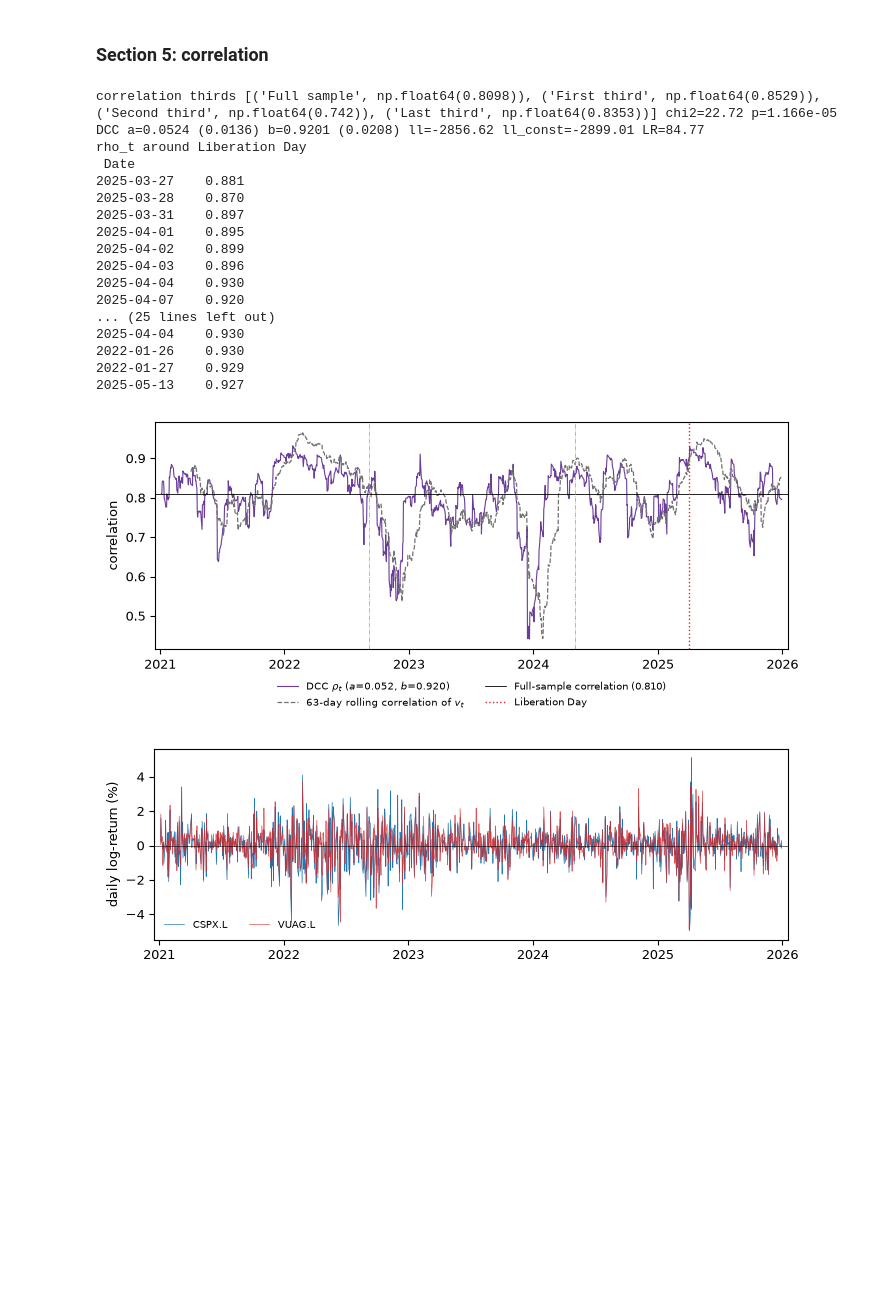
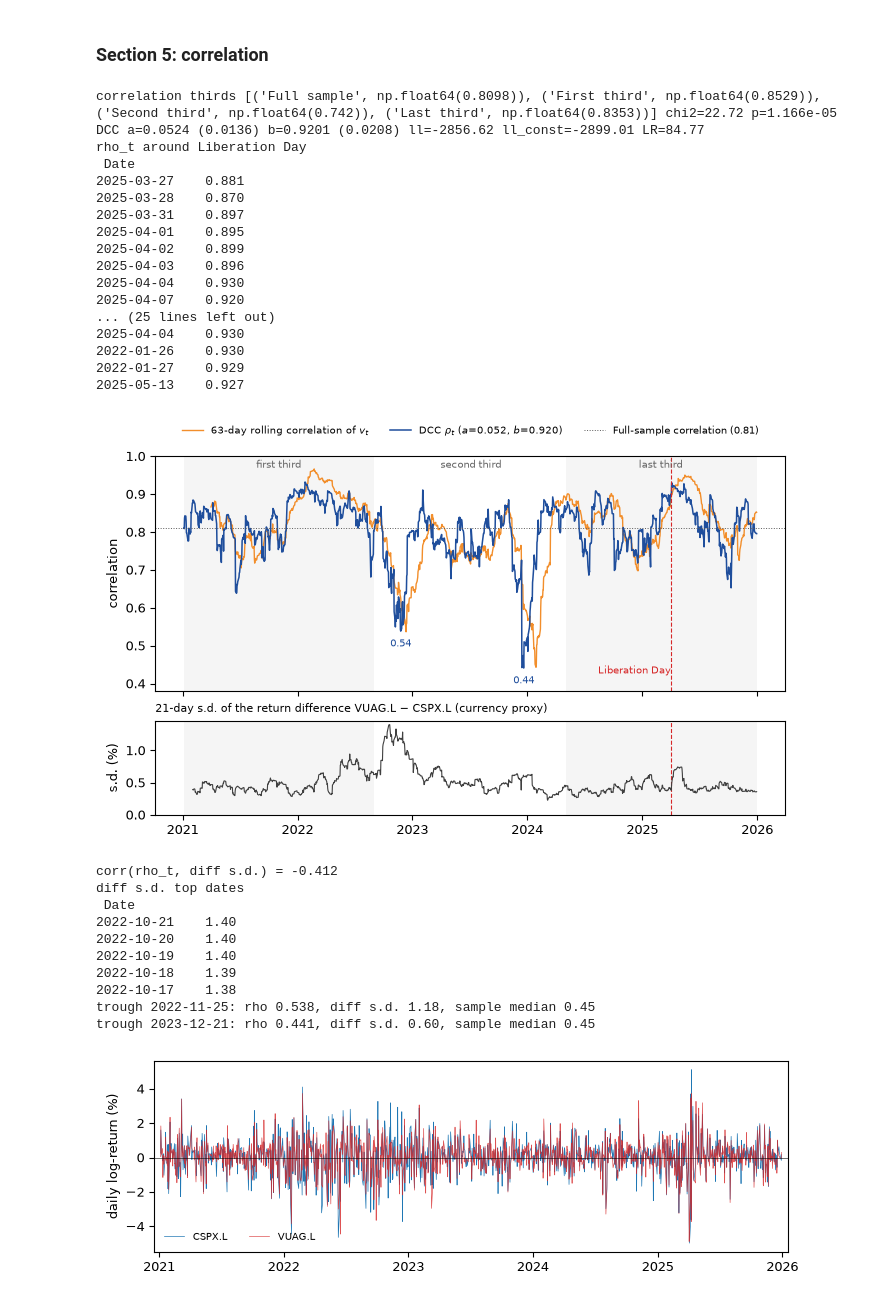
Before and after one commit to asa469/EQF-Assignment-2, a Jupyter notebook: EQF Assignment 2 (9-10 change).ipynb, the cells around one changed output. Drawn from its saved outputs; the diff is of its cells as text; code cells hidden in the pictures; blank space fills up the shorter version.

Commit message:
Redesign DCC figure with currency proxy, QML caveat, 10pt, grader fixes
Co-Authored-By: Claude Opus 5.5 <noreply@anthropic.com>

```diff
--- a/EQF Assignment 2 (9-10 change).ipynb
+++ b/EQF Assignment 2 (9-10 change).ipynb
@@ -580,6 +580,15 @@ for a in assets:
         for lab, est, se in zip(restr["model"].labels, restr["theta"], restr["se_rob"]):
             se_free = free["se_rob"][free["model"].labels.index(lab)]
             print(f"    {lab:10s} {est:8.4f}  robust s.e. {se:.4f} (alpha_1 free: {se_free:.4f}), t = {est / se:.1f}")
+
+# the LR tests use the Gaussian quasi-likelihood; robust Wald t-statistics as a check
+print()
+for a in assets:
+    r = results[a]
+    g, e = r["grid"][(1, 1, 1)], r["base"]["EWMA"]
+    ig, ie = g["model"].labels.index(r"\gamma_1"), e["model"].labels.index(r"\delta_1")
+    print(f"{a}: GJR(1,1,1) gamma_1 robust t = {g['theta'][ig] / g['se_rob'][ig]:.1f}; "
+          f"EWMA (delta_1 - 0.94) / robust s.e. = {(e['theta'][ie] - 0.94) / e['se_rob'][ie]:.2f}")
 # %% [output]
 CSPX.L: RiskMetrics with mu at ML (0.0745, sample mean 0.0543): LR vs EWMA = 0.51, p = 0.474
 VUAG.L: RiskMetrics with mu at ML (0.0799, sample mean 0.0550): LR vs EWMA = 1.75, p = 0.186
@@ -644,6 +653,11 @@ axes[0].legend(ncol=5, loc="upper center", frameon=False, bbox_to_anchor=(0.5, 1
 fig.tight_layout()
 fig.savefig(os.path.join(OUT, "fig_vol_full.pdf"))
 plt.show()
+
+# in-sample share of days with |u_t| > 2 sigma_t
+for a in assets:
+    print(a, {label: f"{100 * np.mean(np.abs(returns[a].values - m['theta'][0]) > 2 * np.sqrt(m['s2'])):.1f}%"
+              for label, m, _ in model_set(a)})
 
 window = (dates >= "2025-03-17") & (dates <= "2025-05-09")
 fig, axes = plt.subplots(1, 2, figsize=(7.2, 3.4), sharey=True)
@@ -831,47 +847,76 @@ print("lowest rho_t\n", rho.nsmallest(8).round(3).to_string())
 print("highest rho_t\n", rho.nlargest(5).round(3).to_string())
 
 rolling = pd.DataFrame(V, index=dates).rolling(63).corr().xs(0, level=1)[1]
-fig, ax = plt.subplots(figsize=(7.2, 3.2))
-ax.plot(dates, rho, color="#6a3d9a", lw=0.8, label=rf"DCC $\rho_t$ ($a$={a_:.3f}, $b$={b_:.3f})")
-ax.plot(dates, rolling, color="0.45", lw=0.9, ls="--", label="63-day rolling correlation of $v_t$")
-ax.axhline(dcc["rho_const"], color="k", lw=0.6, label=f"Full-sample correlation ({dcc['rho_const']:.3f})")
-for idx in thirds[1:]:
-    ax.axvline(dates[idx[0]], color="0.6", lw=0.5, ls="-.")
-ax.axvline(LIBERATION_DAY, color="#d62728", ls=":", lw=1, label="Liberation Day")
+diff_sd = (returns.iloc[:, 1] - returns.iloc[:, 0]).rolling(21).std()  # currency proxy: VUAG.L minus CSPX.L
+fig, (ax, ax2) = plt.subplots(2, 1, figsize=(7.2, 4.4), sharex=True, gridspec_kw={"height_ratios": [3, 1.2]})
+for idx, shade in zip(thirds, ["0.96", "white", "0.96"]):
+    for x in (ax, ax2):
+        x.axvspan(dates[idx[0]], dates[idx[-1]], color=shade, lw=0, zorder=0)
+ax.plot(dates, rolling, color="#f28e2b", lw=1.0, label="63-day rolling correlation of $v_t$")
+ax.plot(dates, rho, color="#1f4e9c", lw=1.1, label=rf"DCC $\rho_t$ ($a$={a_:.3f}, $b$={b_:.3f})")
+ax.axhline(dcc["rho_const"], color="0.35", lw=0.7, ls=":", label=f"Full-sample correlation ({dcc['rho_const']:.2f})")
+for x in (ax, ax2):
+    x.axvline(LIBERATION_DAY, color="#d62728", ls="--", lw=0.8)
+ax.text(LIBERATION_DAY, 0.42, " Liberation Day", color="#d62728", fontsize=7.5, va="bottom", ha="right")
+for d in [rho.loc[:"2023-06-30"].idxmin(), rho.idxmin()]:
+    ax.annotate(f"{rho[d]:.2f}", (d, rho[d]), xytext=(0, -11), textcoords="offset points", ha="center",
+                fontsize=7.5, color="#1f4e9c")
+for idx, name in zip(thirds, ["first third", "second third", "last third"]):
+    ax.text(dates[idx[len(idx) // 2]], 0.985, name, ha="center", va="top", fontsize=7.5, color="0.4",
+            transform=ax.get_xaxis_transform())
 ax.set_ylabel("correlation")
-ax.legend(loc="upper center", bbox_to_anchor=(0.5, -0.1), frameon=False, ncol=2)
+ax.set_ylim(0.38, 1.0)
+ax.legend(loc="upper center", bbox_to_anchor=(0.5, 1.17), frameon=False, ncol=3, fontsize=7.5)
+ax2.plot(dates, diff_sd, color="0.25", lw=0.8)
+ax2.set_ylabel("s.d. (%)")
+ax2.set_title("21-day s.d. of the return difference VUAG.L $-$ CSPX.L (currency proxy)", fontsize=8, loc="left")
+ax2.set_ylim(0, None)
 ax.margins(x=0.01)
-fig.tight_layout()
+fig.tight_layout(h_pad=0.6)
 fig.savefig(os.path.join(OUT, "fig_dcc.pdf"))
 plt.show()
+print("corr(rho_t, diff s.d.) =", round(np.corrcoef(rho[diff_sd.notna()], diff_sd.dropna())[0, 1], 3))
+print("diff s.d. top dates\n", diff_sd.nlargest(5).round(2).to_string())
+for d in [rho.loc[:"2023-06-30"].idxmin(), rho.idxmin()]:
+    print(f"trough {d:%Y-%m-%d}: rho {rho[d]:.3f}, diff s.d. {diff_sd[d]:.2f}, sample median {diff_sd.median():.2f}")
 
 fig, ax = plt.subplots(figsize=(7.2, 2.4))
 ax.plot(dates, returns.iloc[:, 0], lw=0.5, color=COLORS["GARCH"], label=assets[0])
 ax.plot(dates, returns.iloc[:, 1], lw=0.5, color=COLORS["GJR"], alpha=0.8, label=assets[1])
 ax.axhline(0, color="k", lw=0.4)
 ax.set_ylabel("daily log-return (%)")
 ax.legend(loc="lower left", frameon=False, ncol=2)
 ax.margins(x=0.01)
 fig.tight_layout()
 fig.savefig(os.path.join(OUT, "fig_returns.pdf"))
 plt.show()
 # %% [output]
 correlation thirds [('Full sample', np.float64(0.8098)), ('First third', np.float64(0.8529)), ('Second third', np.float64(0.742)), ('Last third', np.float64(0.8353))] chi2=22.72 p=1.166e-05
 DCC a=0.0524 (0.0136) b=0.9201 (0.0208) ll=-2856.62 ll_const=-2899.01 LR=84.77
 rho_t around Liberation Day
  Date
 2025-03-27    0.881
 2025-03-28    0.870
 2025-03-31    0.897
 2025-04-01    0.895
 2025-04-02    0.899
 2025-04-03    0.896
 2025-04-04    0.930
 2025-04-07    0.920
 ... (25 lines left out)
 2025-04-04    0.930
 2022-01-26    0.930
 2022-01-27    0.929
 2025-05-13    0.927
-[figure, old version]
+[figure, new version]
+corr(rho_t, diff s.d.) = -0.412
+diff s.d. top dates
+ Date
+2022-10-21    1.40
+2022-10-20    1.40
+2022-10-19    1.40
+2022-10-18    1.39
+2022-10-17    1.38
+trough 2022-11-25: rho 0.538, diff s.d. 1.18, sample median 0.45
+trough 2023-12-21: rho 0.441, diff s.d. 0.60, sample median 0.45
 [figure]
```
Also changed, not shown: parts of 3 cells of this notebook, 7 other files.
